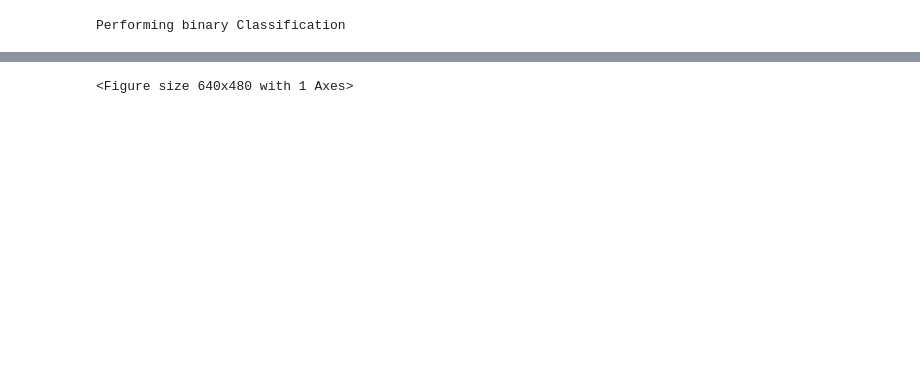
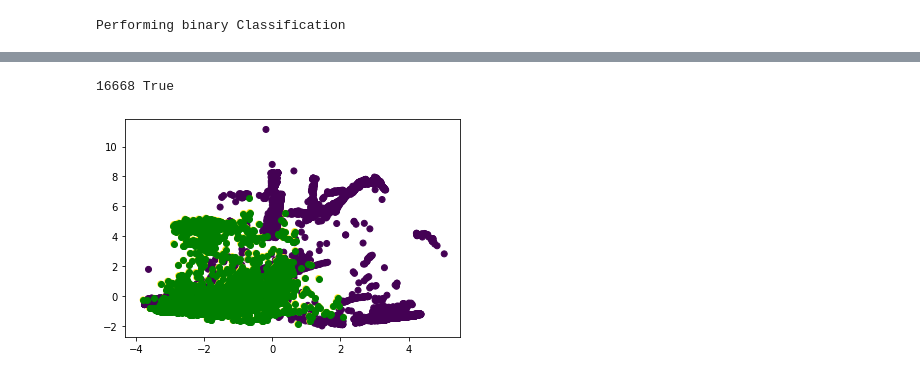
Before and after one commit to greg-norton/kdd99-ml, a Jupyter notebook: tensorflow-multiclass-classification.ipynb, the cells around one changed output, grey strips where cells are left out. Drawn from its saved outputs; the diff is of its cells as text; code cells hidden in the pictures; blank space fills up the shorter version.

Commit message:
making more flexible for binary/categories

```diff
--- a/tensorflow-multiclass-classification.ipynb
+++ b/tensorflow-multiclass-classification.ipynb
@@ -149,6 +176,13 @@ def set_bin_class(df):
             df.at[i, 'outcome'] = 1
         else:
             df.at[i, 'outcome'] = 0
+
+def set_category_class(df):
+    '''For categorical attack classification'''
+    for i, row in df.iterrows():
+        val = row['outcome'].split('.')[0]
+        df.at[i, 'outcome'] = attack_dict[val]
+    return
 
 def convert_to_numpy(df_trainer):
     # Convert to numpy - Classification
@@ -164,22 +198,19 @@ def convert_to_numpy(df_trainer):
 
 df.dropna(inplace=True,axis=1)
 
-if SCOPE == 'binary':
-    set_bin_class(df)
+if SCOPE == 'binary': set_bin_class(df)
+elif SCOPE == 'categories': set_category_class(df)
+elif SCOPE == 'types': pass
 
 # This is the numeric feature vector, as it goes to the neural net
 df_trainer = None
 
 # Sampling method to include all classifications of interest
 num_classes = 0
-if SCOPE == 'binary':
-    while num_classes != 2:
-                                                        # do we still want this?
-        df_trainer = df.sample(frac=1.0, replace=False) # Uncomment this line to sample only 10% of the dataset
-        x, y, num_classes = convert_to_numpy(df_trainer)
-
-elif SCOPE == 'domains': pass
-elif SCOPE == 'types': pass
+while num_classes != N_CLASS:
+                                                    # do we still want this?
+    df_trainer = df.sample(frac=1.0, replace=False) # Uncomment this line to sample only 10% of the dataset
+    x, y, num_classes = convert_to_numpy(df_trainer)
 
 print(f'Performing {SCOPE} Classification')
 # %% [output]
@@ -317,8 +366,11 @@ print(outcome_count, normal_count == 0 or normal_count == outcome_count)
 # %%
-'''Plot PCA'''
-import matplotlib.pyplot as plt
-scatter = plt.scatter(principalDf[PC1], principalDf[PC2], c = results, cmap = 'viridis')
-plt.scatter(true_normal_df[PC1], true_normal_df[PC2], color = 'g', alpha = 1)
-plt.show()
+if SCOPE == 'binary':
+    principalDf, true_normal_df = PCA_method()
+
+    # Plot PCA
+    scatter = plt.scatter(principalDf[PC1], principalDf[PC2], c = results, cmap = 'viridis')
+    plt.scatter(true_normal_df[PC1], true_normal_df[PC2], color = 'g', alpha = 1)
+    plt.show()
 # %% [output]
-<Figure size 640x480 with 1 Axes>
+16668 True
+[figure, added]
```
Also changed, not shown: parts of 7 cells of this notebook, 1 other file.
